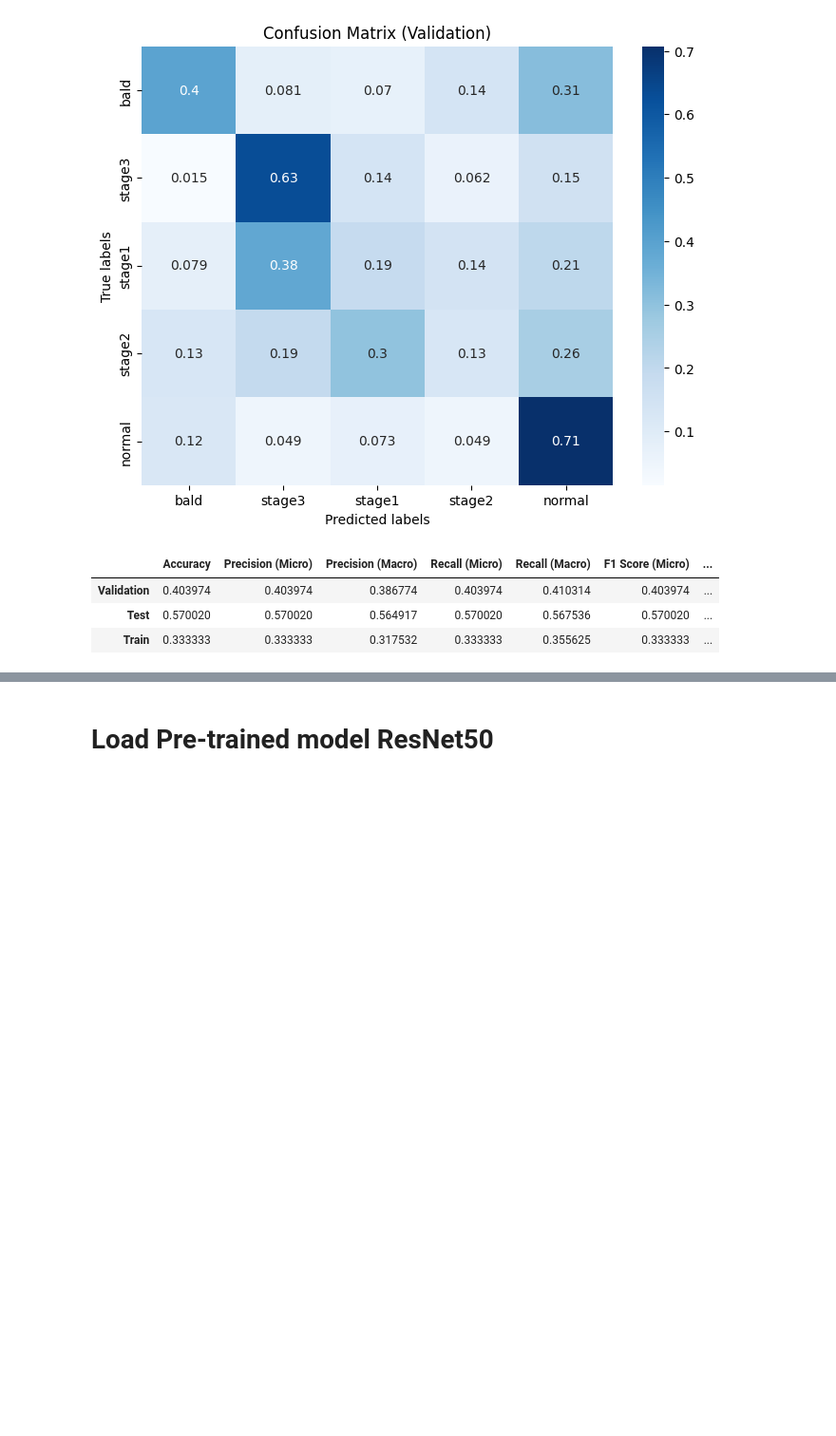
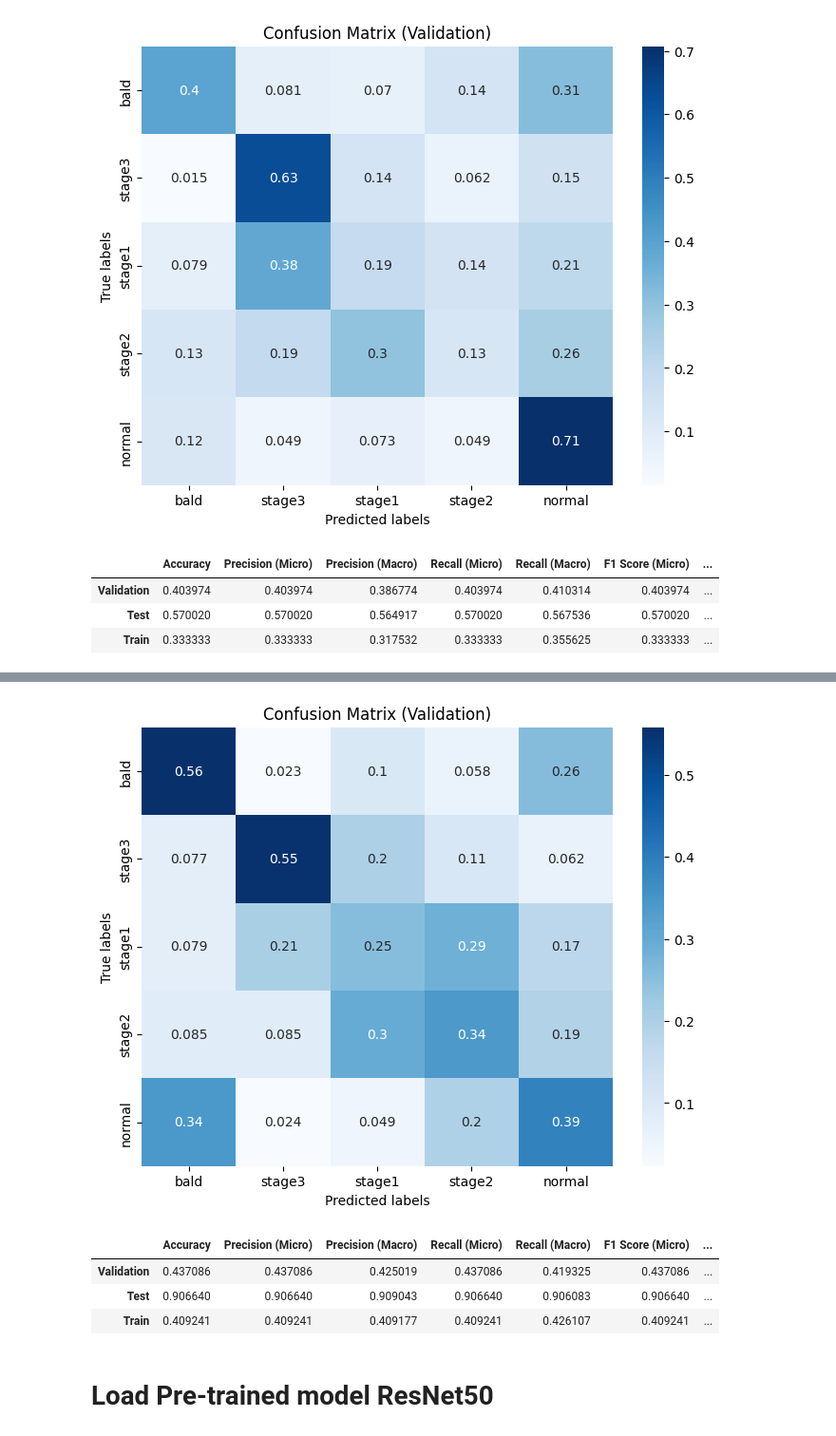
Before and after one commit to D0men1c0/Bald-Classification, a Jupyter notebook: notebook.ipynb, the cells around one changed output, grey strips where cells are left out. Shown at 95% size. Cells and saved outputs as stored; diff of their text form; code cells hidden in the pictures; blank space fills up the shorter version.

```diff
--- a/notebook.ipynb
+++ b/notebook.ipynb
@@ -591,0 +724,17 @@ df_2
+# %%
+X_train_normalize, X_test_normalize, X_validation_normalize, y_train, y_test, y_validation = mainProcessData2(dim_res=28, grayscale=True)
+train_loader, validation_loader, test_loader = defineDataLoader(X_train_normalize, X_test_normalize, X_validation_normalize, y_train, y_test, y_validation, batch_size=32)
+# %%
+class SimplestCNN(nn.Module):
+    def __init__(self):
+        super(SimplestCNN, self).__init__()
+        self.conv1 = nn.Conv2d(1, 32, kernel_size=3, padding=1)
+        self.pool = nn.MaxPool2d(kernel_size=2, stride=2)
+        self.fc1 = nn.Linear(6272, 5)
+
+    def forward(self, x):
+        x = x.view(-1, 1, 28, 28)
+        x = self.pool(F.relu(self.conv1(x)))
+        x = x.view(x.size(0), -1)
+        x = self.fc1(x)
+        return x
@@ -592,3 +769,16 @@ df_2
+# %%
+criterion = nn.CrossEntropyLoss()
+optimizer = optim.Adam(model_simply.parameters(), lr=0.001, weight_decay=0.01)
+trainModel(model_simply, train_loader, criterion, optimizer, num_epochs=200, grayscale=True)
+# %%
+df_4 = summarizeEvaluation(model_simply, validation_loader, test_loader, train_loader, show=True, grayscale=True)
+df_4
+# %% [output]
+[figure, added]
+|  | Accuracy | Precision (Micro) | Precision (Macro) | Recall (Micro) | Recall (Macro) | F1 Score (Micro) | ... |
+| Validation | 0.437086 | 0.437086 | 0.425019 | 0.437086 | 0.419325 | 0.437086 | ... |
+| Test | 0.906640 | 0.906640 | 0.909043 | 0.906640 | 0.906083 | 0.906640 | ... |
+| Train | 0.409241 | 0.409241 | 0.409177 | 0.409241 | 0.426107 | 0.409241 | ... |
 # %% [markdown]
 # Load Pre-trained model ResNet50
 # %%
```
Also changed, not shown: parts of 23 cells of this notebook.
